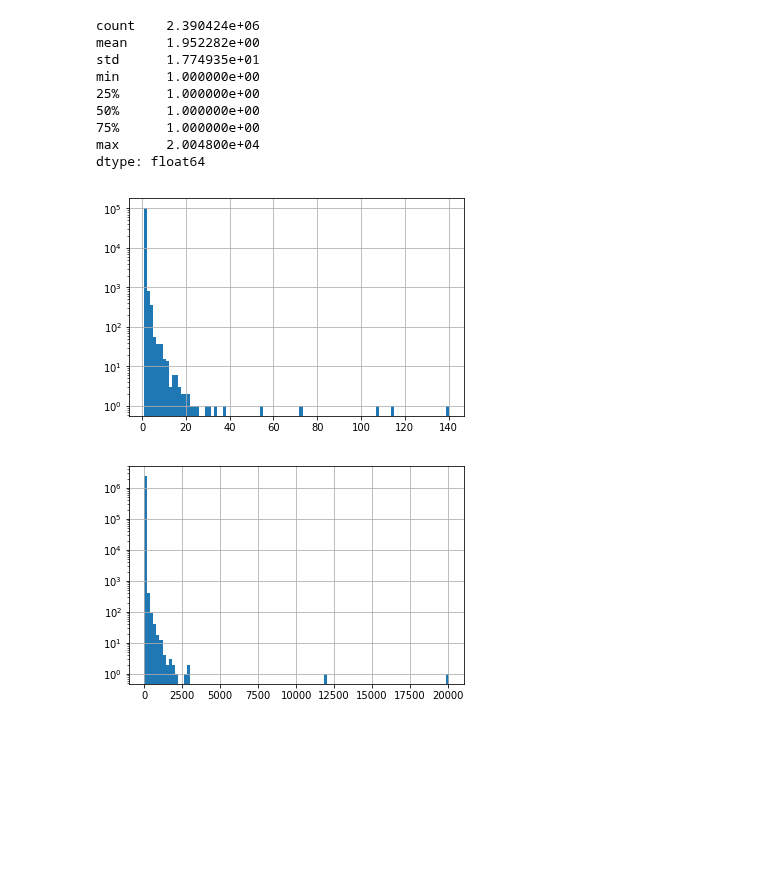
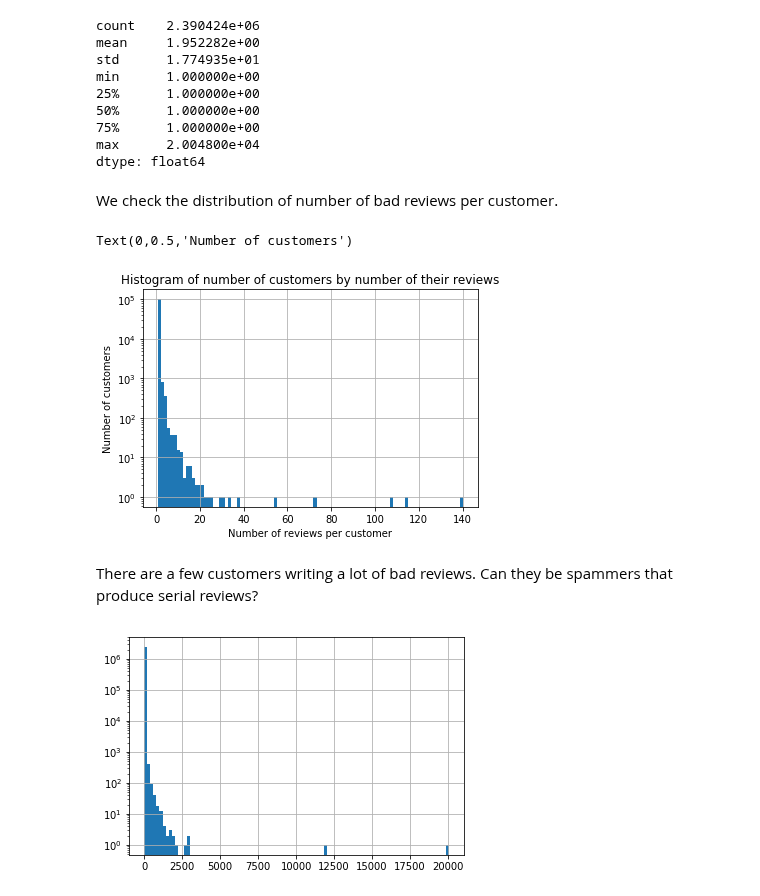
Before and after one commit to pjuda/ada-project, a Jupyter notebook: amazon-project.ipynb, the cells around one changed output. Cells and saved outputs as stored; diff of their text form; code cells hidden in the pictures; blank space fills up the shorter version.

Commit message:
Add comments to temporal analysis and stat analysis of bad reviews.

```diff
--- a/amazon-project.ipynb
+++ b/amazon-project.ipynb
@@ -605,12 +609,20 @@ min      1.000000e+00
 75%      1.000000e+00
 max      2.004800e+04
 dtype: float64
+# %% [markdown]
+We check the distribution of number of bad reviews per customer.
 # %%
 fig, ax = plt.subplots()
 bad_df_books.groupby('customer_id').size().hist(ax=ax, bins=100)
 ax.set_yscale('log')
+ax.set_title("Histogram of number of customers by number of their reviews")
+ax.set_xlabel("Number of reviews per customer")
+ax.set_ylabel("Number of customers")
 # %% [output]
+Text(0,0.5,'Number of customers')
-[figure, old version]
+[figure, new version]
+# %% [markdown]
+There are a few customers writing a lot of bad reviews. Can they be spammers that produce serial reviews?
 # %%
 fig, ax = plt.subplots()
 df_books_ref.groupby('customer_id').size().hist(ax=ax, bins=100)
```
Also changed, not shown: parts of 13 cells of this notebook.
